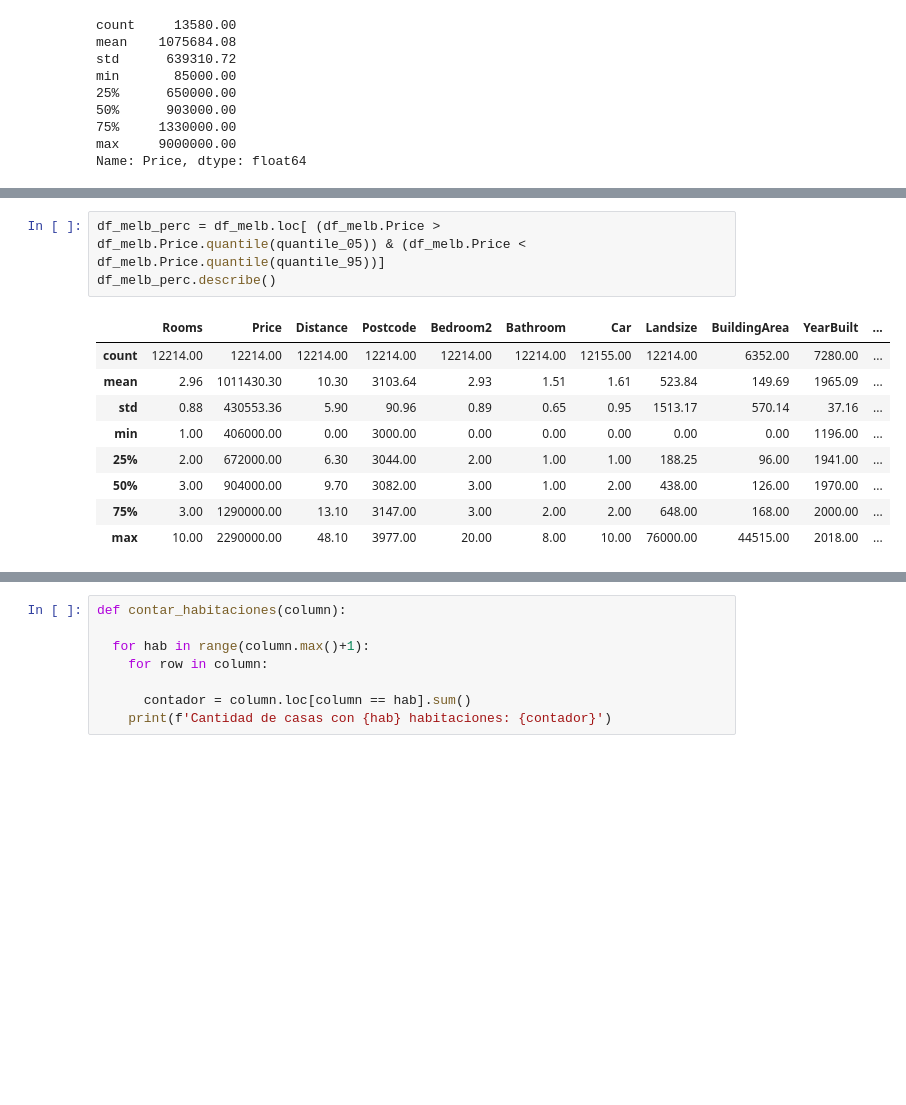
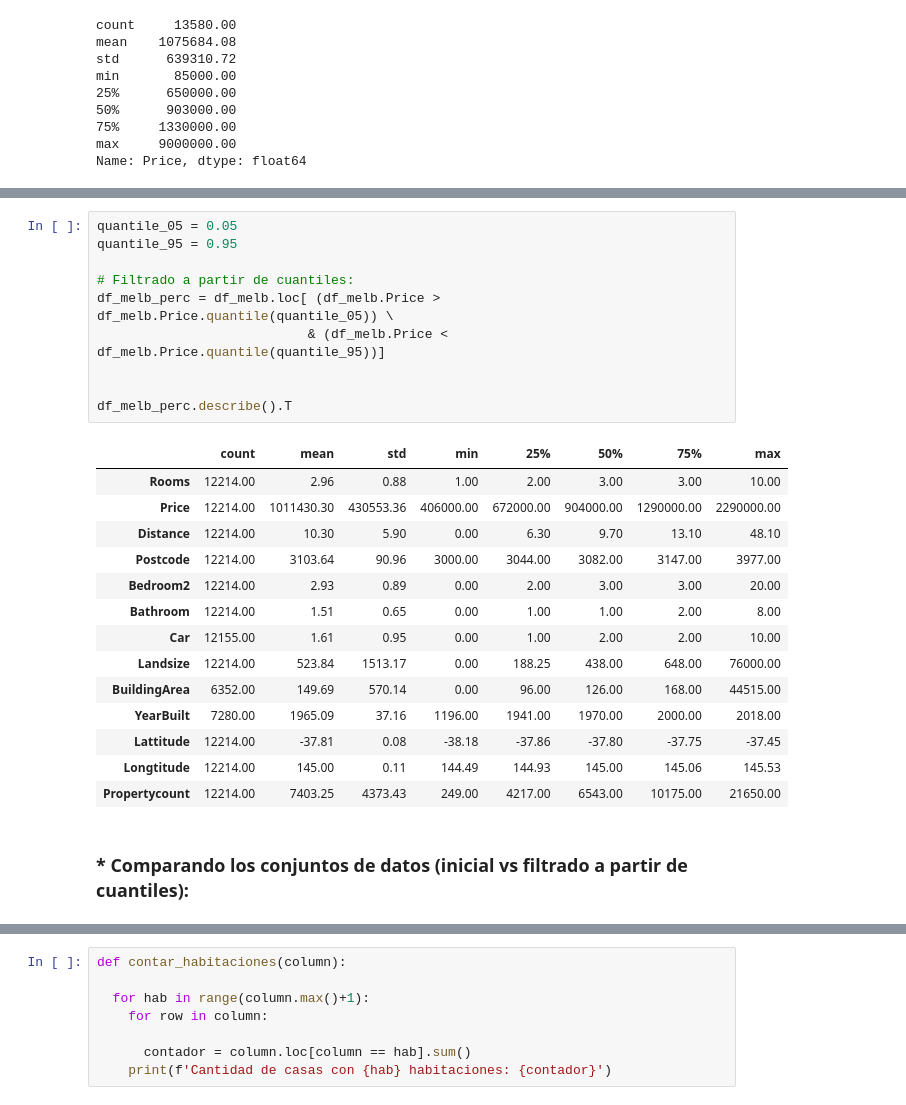
Before and after one commit to Grupo242022/EyCD, a Jupyter notebook: Entregable_2_Nico_parte1_ejercicio2.ipynb, the cells around one changed output, grey strips where cells are left out. Saved outputs shown, nothing was run; the diff lists cells and outputs as text; blank space fills up the shorter version.

```diff
--- a/Entregable_2_Nico_parte1_ejercicio2.ipynb
+++ b/Entregable_2_Nico_parte1_ejercicio2.ipynb
@@ -98,14 +133,28 @@ quantile_95 = 0.95
 # %%
-df_melb_perc = df_melb.loc[ (df_melb.Price > df_melb.Price.quantile(quantile_05)) & (df_melb.Price < df_melb.Price.quantile(quantile_95))]
-df_melb_perc.describe()
+quantile_05 = 0.05
+quantile_95 = 0.95
+
+# Filtrado a partir de cuantiles:
+df_melb_perc = df_melb.loc[ (df_melb.Price > df_melb.Price.quantile(quantile_05)) \
+                           & (df_melb.Price < df_melb.Price.quantile(quantile_95))]
+
+
+df_melb_perc.describe().T
 # %% [output]
-|  | Rooms | Price | Distance | Postcode | Bedroom2 | Bathroom | Car | Landsize | BuildingArea | YearBuilt | ... |
-| count | 12214.00 | 12214.00 | 12214.00 | 12214.00 | 12214.00 | 12214.00 | 12155.00 | 12214.00 | 6352.00 | 7280.00 | ... |
-| mean | 2.96 | 1011430.30 | 10.30 | 3103.64 | 2.93 | 1.51 | 1.61 | 523.84 | 149.69 | 1965.09 | ... |
-| std | 0.88 | 430553.36 | 5.90 | 90.96 | 0.89 | 0.65 | 0.95 | 1513.17 | 570.14 | 37.16 | ... |
-| min | 1.00 | 406000.00 | 0.00 | 3000.00 | 0.00 | 0.00 | 0.00 | 0.00 | 0.00 | 1196.00 | ... |
-| 25% | 2.00 | 672000.00 | 6.30 | 3044.00 | 2.00 | 1.00 | 1.00 | 188.25 | 96.00 | 1941.00 | ... |
-| 50% | 3.00 | 904000.00 | 9.70 | 3082.00 | 3.00 | 1.00 | 2.00 | 438.00 | 126.00 | 1970.00 | ... |
-| 75% | 3.00 | 1290000.00 | 13.10 | 3147.00 | 3.00 | 2.00 | 2.00 | 648.00 | 168.00 | 2000.00 | ... |
-| max | 10.00 | 2290000.00 | 48.10 | 3977.00 | 20.00 | 8.00 | 10.00 | 76000.00 | 44515.00 | 2018.00 | ... |
+|  | count | mean | std | min | 25% | 50% | 75% | max |
+| Rooms | 12214.00 | 2.96 | 0.88 | 1.00 | 2.00 | 3.00 | 3.00 | 10.00 |
+| Price | 12214.00 | 1011430.30 | 430553.36 | 406000.00 | 672000.00 | 904000.00 | 1290000.00 | 2290000.00 |
+| Distance | 12214.00 | 10.30 | 5.90 | 0.00 | 6.30 | 9.70 | 13.10 | 48.10 |
+| Postcode | 12214.00 | 3103.64 | 90.96 | 3000.00 | 3044.00 | 3082.00 | 3147.00 | 3977.00 |
+| Bedroom2 | 12214.00 | 2.93 | 0.89 | 0.00 | 2.00 | 3.00 | 3.00 | 20.00 |
+| Bathroom | 12214.00 | 1.51 | 0.65 | 0.00 | 1.00 | 1.00 | 2.00 | 8.00 |
+| Car | 12155.00 | 1.61 | 0.95 | 0.00 | 1.00 | 2.00 | 2.00 | 10.00 |
+| Landsize | 12214.00 | 523.84 | 1513.17 | 0.00 | 188.25 | 438.00 | 648.00 | 76000.00 |
+| BuildingArea | 6352.00 | 149.69 | 570.14 | 0.00 | 96.00 | 126.00 | 168.00 | 44515.00 |
+| YearBuilt | 7280.00 | 1965.09 | 37.16 | 1196.00 | 1941.00 | 1970.00 | 2000.00 | 2018.00 |
+| Lattitude | 12214.00 | -37.81 | 0.08 | -38.18 | -37.86 | -37.80 | -37.75 | -37.45 |
+| Longtitude | 12214.00 | 145.00 | 0.11 | 144.49 | 144.93 | 145.00 | 145.06 | 145.53 |
+| Propertycount | 12214.00 | 7403.25 | 4373.43 | 249.00 | 4217.00 | 6543.00 | 10175.00 | 21650.00 |
+# %% [markdown]
+### * Comparando los conjuntos de datos (inicial vs filtrado a partir de cuantiles):
 # %%
```
Also changed, not shown: parts of 31 cells of this notebook.
